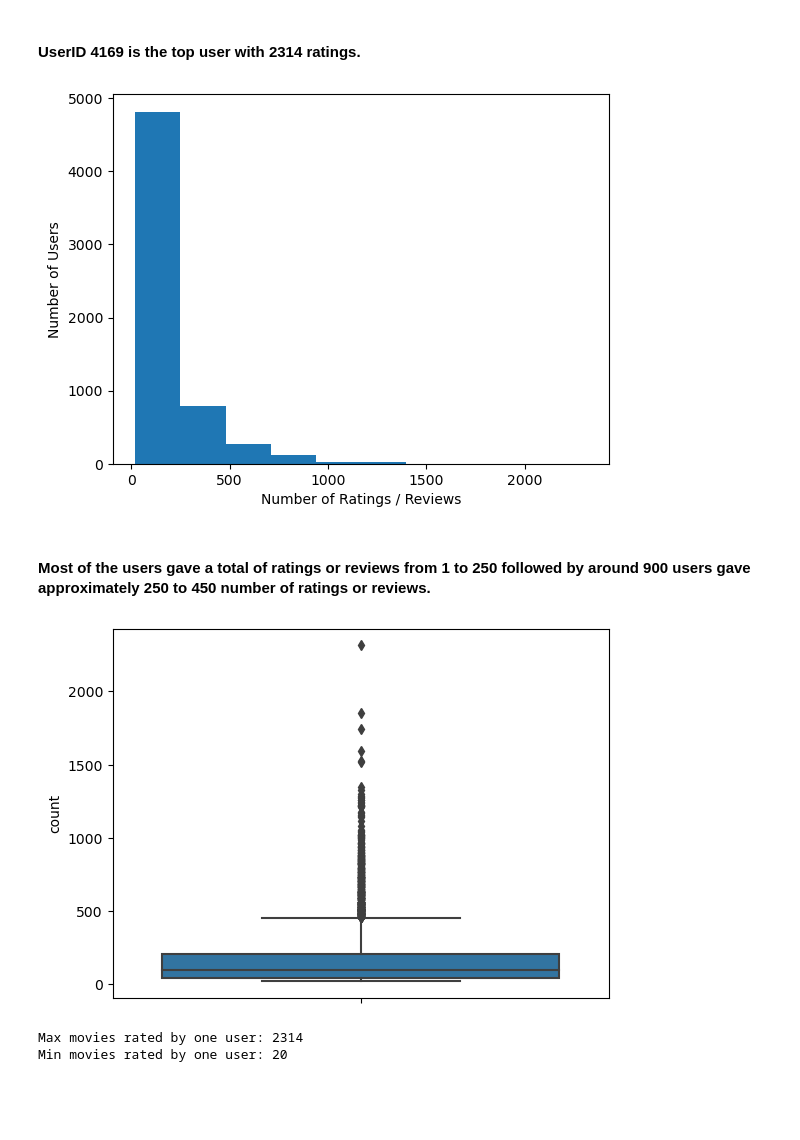
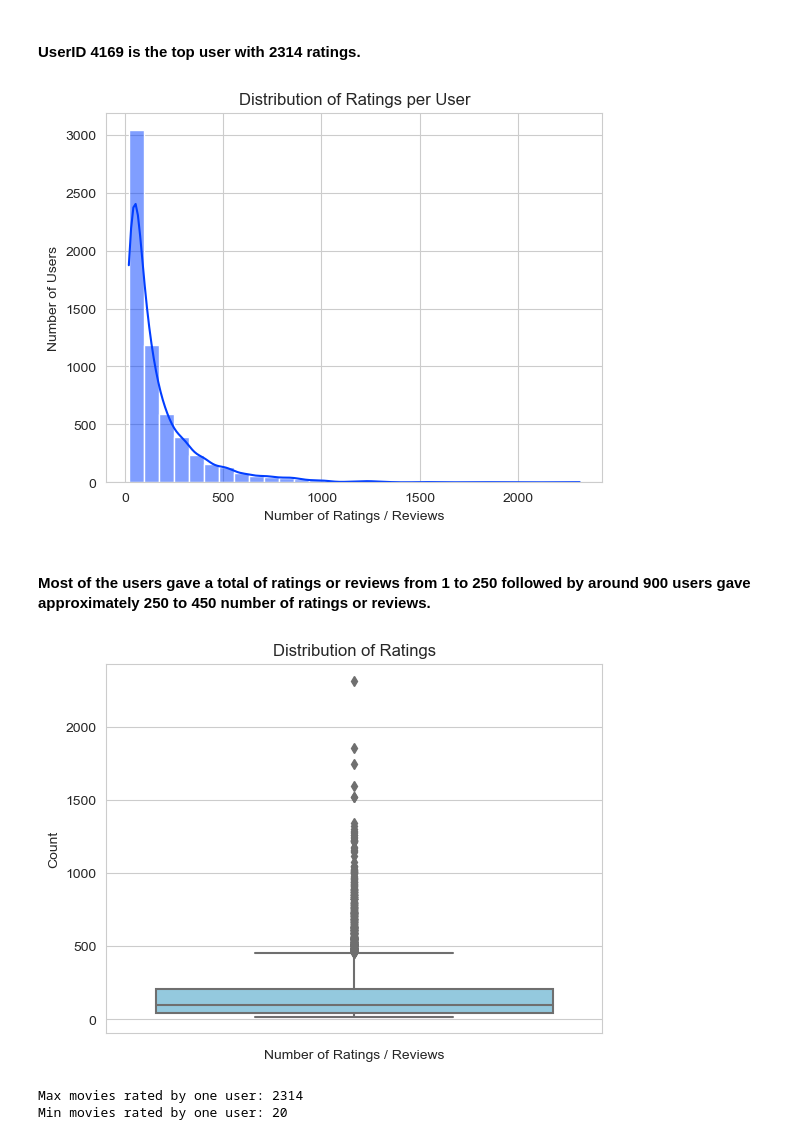
Before and after one commit to daveleongks/Movie_Analysis, a Jupyter notebook: EDA.ipynb, the cells around one changed output. Cells and saved outputs as stored; diff of their text form; code cells hidden in the pictures; blank space fills up the shorter version.

```diff
--- a/EDA.ipynb
+++ b/EDA.ipynb
@@ -396,6 +376,12 @@ ratings_per_year.head()
 | 2 | 2002 | 24083 |
 | 3 | 2003 | 3353 |
 # %%
-# Plot for visualization
-ratings_per_year.plot.bar(x='Year',y='Rating',title ='Number of Ratings Per Year');
+sns.set_style("whitegrid")
+
+sns.barplot(data=ratings_per_year, x='Year', y='Rating', palette='coolwarm')
+plt.title('Number of Ratings Per Year')
+plt.xlabel('Year')
+plt.ylabel('Number of Ratings')
+
+plt.show()
 # %% [output]
@@ -424,19 +410,25 @@ Name: count, Length: 6040, dtype: int64
 # Count the number of ratings rated by each user
 user_rating_counts = rating_df['UserID'].value_counts()
 
-plt.hist(user_rating_counts)
+sns.histplot(user_rating_counts, bins=30, kde=True)
 plt.xlabel('Number of Ratings / Reviews')
 plt.ylabel('Number of Users')
+plt.title('Distribution of Ratings per User')
+
 plt.show()
 # %% [output]
-[figure, old version]
+[figure, new version]
 # %% [markdown]
 #### Most of the users gave a total of ratings or reviews from 1 to 250 followed by around 900 users gave approximately 250 to 450 number of ratings or reviews.
 # %%
-sns.boxplot(data = rating_df, y=rating_df['UserID'].value_counts())
+sns.boxplot(data = rating_df, y=rating_df['UserID'].value_counts(), color='skyblue')
+plt.xlabel('Number of Ratings / Reviews')
+plt.ylabel('Count')
+plt.title('Distribution of Ratings')
+
 plt.show()
 # %% [output]
-[figure, old version]
+[figure, new version]
 # %%
 # Maximum number of movies rated by a single user
 movies_rated = rating_df.groupby("UserID").size().sort_values(ascending=False)
```
Also changed, not shown: parts of 13 cells of this notebook, 1 other file.
